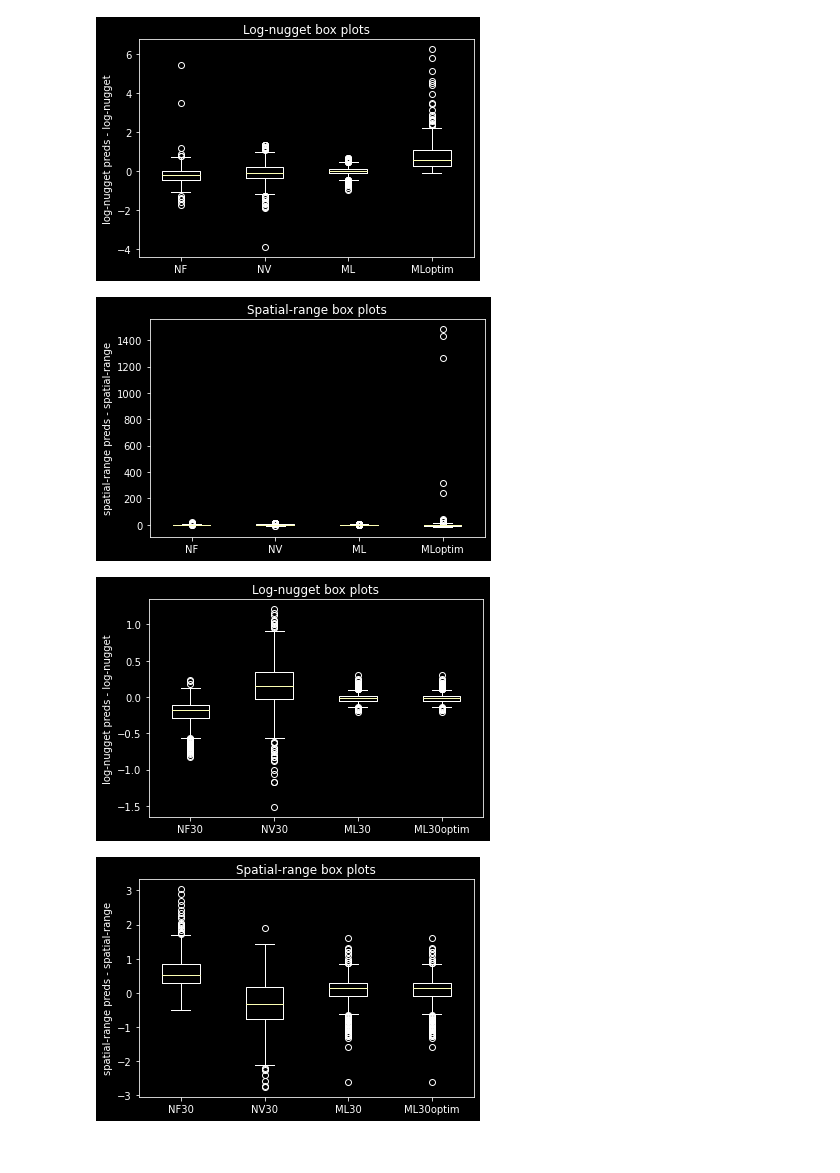
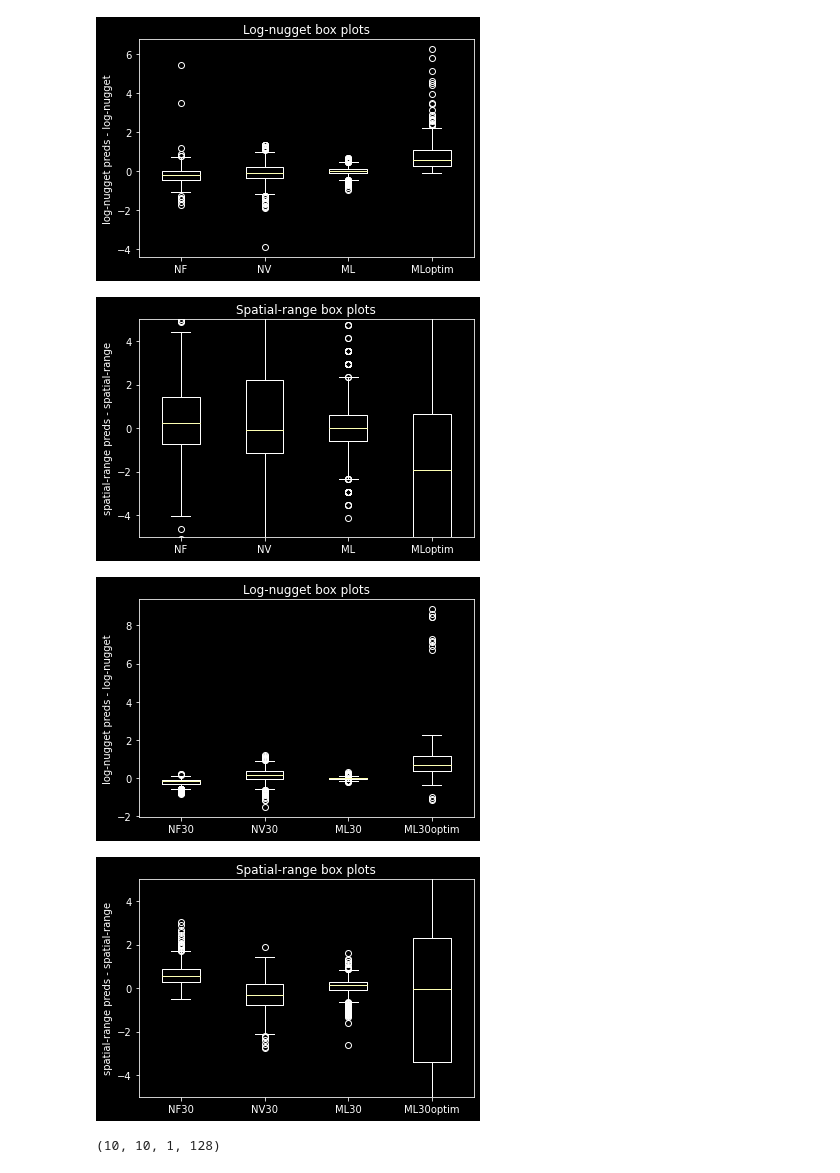
Before and after one commit to Chaudry24/nn_reproduction, a Jupyter notebook: Untitled2-Copy1.ipynb, the cells around one changed output. Cells and saved outputs as stored; diff of their text form; code cells hidden in the pictures.

```diff
--- a/Untitled2-Copy1.ipynb
+++ b/Untitled2-Copy1.ipynb
@@ -338,24 +340,26 @@ plt.title("Spatial-range box plots")
 plt.ylabel("spatial-range preds - spatial-range")
 plt.boxplot([nf_true_difference[:, 1], nv_true_difference[:, 1], ml_true_difference[:, 1],
              mloptim_true_difference[:, 1]], labels=["NF", "NV", "ML", "MLoptim"])
+plt.ylim((-5, 5))
 plt.show()
 # %% [output]
-[figure, old version]
+[figure, new version]
 # %%
 plt.figure()
 plt.title("Log-nugget box plots")
 plt.ylabel("log-nugget preds - log-nugget")
 plt.boxplot([nf30_true_difference[:, 0], nv30_true_difference[:, 0], ml30_true_difference[:, 0],
-             ml30_true_difference[:, 0]], labels=["NF30", "NV30", "ML30", "ML30optim"])
+             ml30optim_true_difference[:, 0]], labels=["NF30", "NV30", "ML30", "ML30optim"])
 plt.show()
 # %% [output]
-[figure, old version]
+[figure, new version]
 # %%
 plt.figure()
 plt.title("Spatial-range box plots")
 plt.ylabel("spatial-range preds - spatial-range")
 plt.boxplot([nf30_true_difference[:, 1], nv30_true_difference[:, 1], ml30_true_difference[:, 1],
-             ml30_true_difference[:, 1]], labels=["NF30", "NV30", "ML30", "ML30optim"])
+             ml30optim_true_difference[:, 1]], labels=["NF30", "NV30", "ML30", "ML30optim"])
+plt.ylim((-5, 5))
 plt.show()
 # %% [output]
-[figure, old version]
+[figure, new version]
@@ -361,0 +371,4 @@ plt.show()
+# %%
+z.shape
+# %% [output]
+(10, 10, 1, 128)
```
Also changed, not shown: parts of 7 cells of this notebook, 1 other file.
